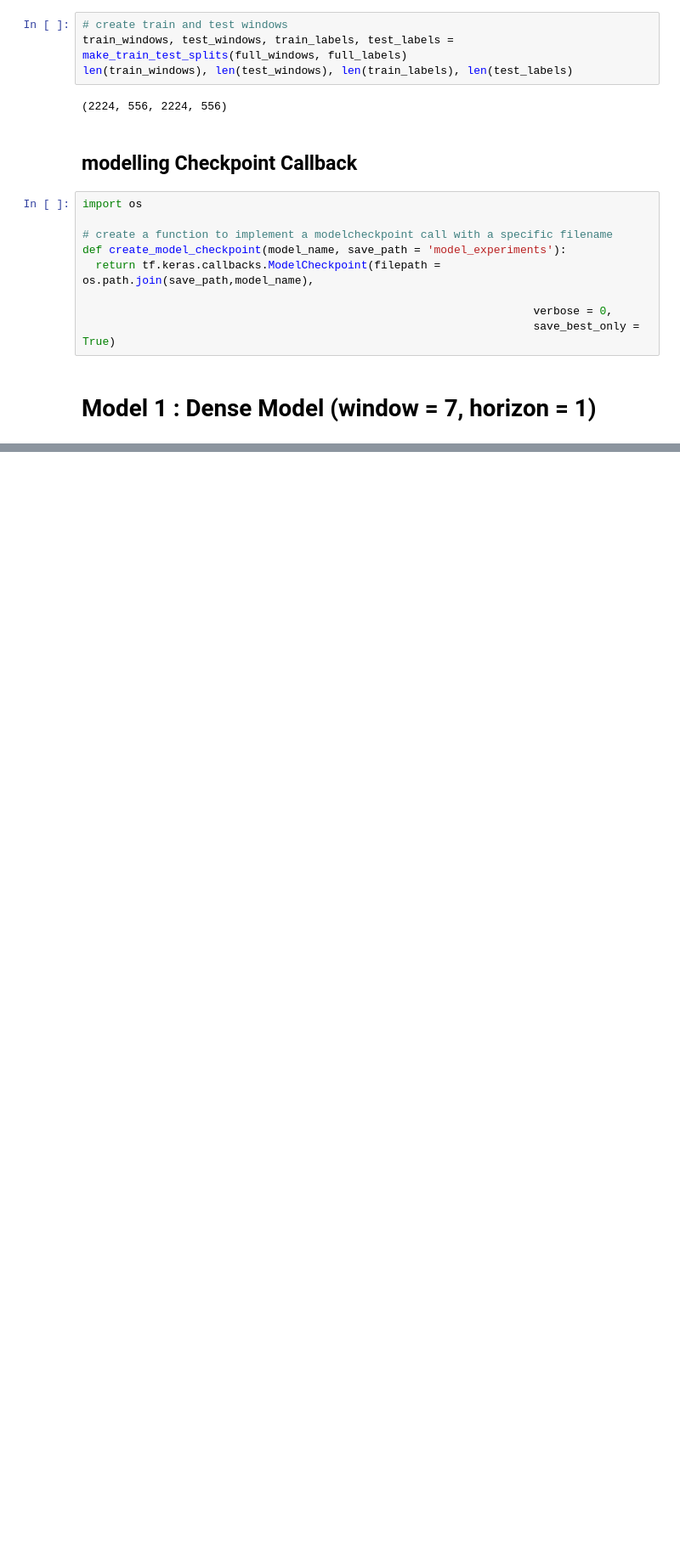
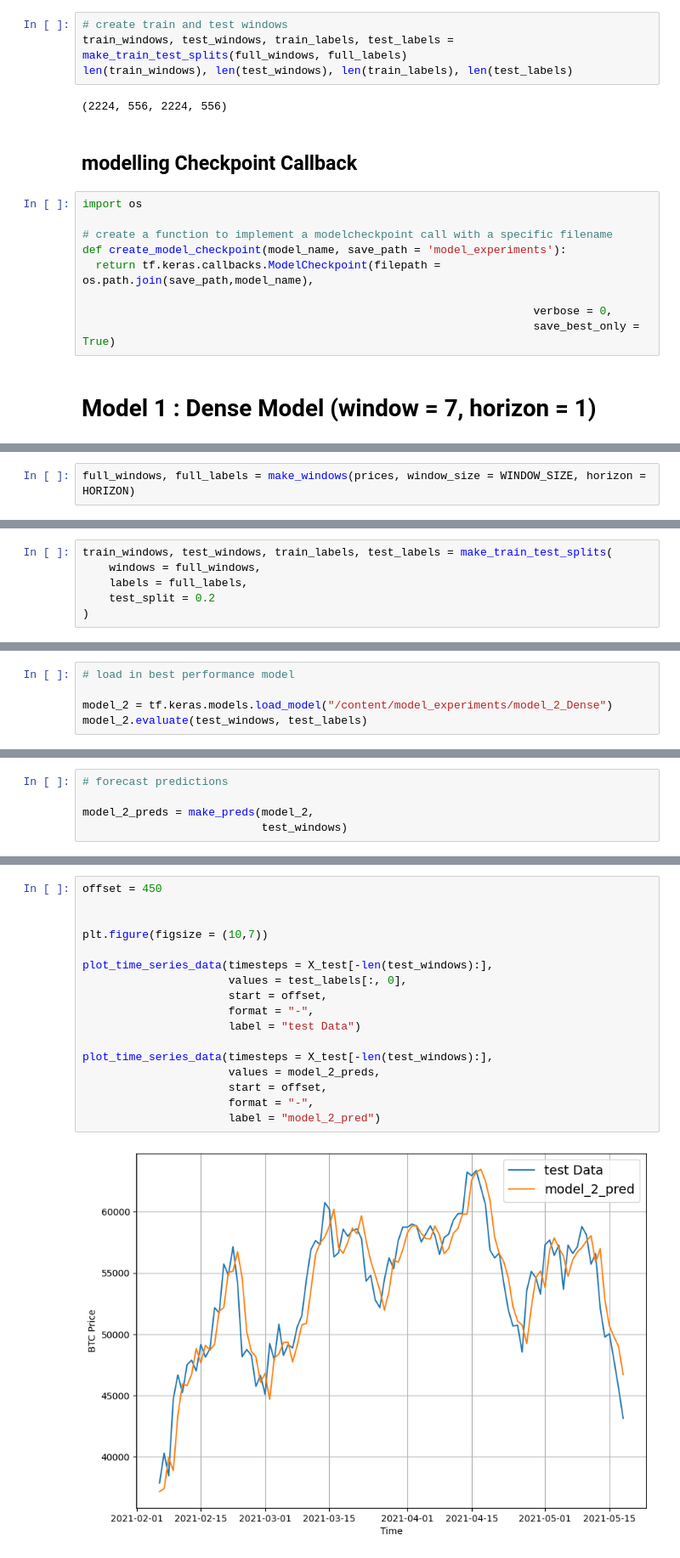
Before and after one commit to Gaurav-phatkare/Time-Series-Analysis, a Jupyter notebook: TimeSeries_Analysis_and_Forecasting_Using_Neural_Network.ipynb, the cells around one changed output, grey strips where cells are left out. Shown at 85% size. Saved outputs shown, nothing was run; the diff lists cells and outputs as text; blank space fills up the shorter version.

```diff
--- a/TimeSeries_Analysis_and_Forecasting_Using_Neural_Network.ipynb
+++ b/TimeSeries_Analysis_and_Forecasting_Using_Neural_Network.ipynb
@@ -525,0 +594,2 @@ model_1.evaluate(test_windows, test_labels)
+# %%
+full_windows, full_labels = make_windows(prices, window_size = WINDOW_SIZE, horizon = HORIZON)
@@ -525,0 +600,6 @@ model_1.evaluate(test_windows, test_labels)
+# %%
+train_windows, test_windows, train_labels, test_labels = make_train_test_splits(
+    windows = full_windows,
+    labels = full_labels,
+    test_split = 0.2
+)
@@ -525,0 +653,5 @@ model_1.evaluate(test_windows, test_labels)
+# %%
+# load in best performance model
+
+model_2 = tf.keras.models.load_model("/content/model_experiments/model_2_Dense")
+model_2.evaluate(test_windows, test_labels)
@@ -525,0 +661,5 @@ model_1.evaluate(test_windows, test_labels)
+# %%
+# forecast predictions
+
+model_2_preds = make_preds(model_2,
+                           test_windows)
@@ -525,0 +687,19 @@ model_1.evaluate(test_windows, test_labels)
+# %%
+offset = 450
+
+
+plt.figure(figsize = (10,7))
+
+plot_time_series_data(timesteps = X_test[-len(test_windows):],
+                      values = test_labels[:, 0],
+                      start = offset,
+                      format = "-",
+                      label = "test Data")
+
+plot_time_series_data(timesteps = X_test[-len(test_windows):],
+                      values = model_2_preds,
+                      start = offset,
+                      format = "-",
+                      label = "model_2_pred")
+# %% [output]
+[figure, added]
```
Also changed, not shown: parts of 61 cells of this notebook.
